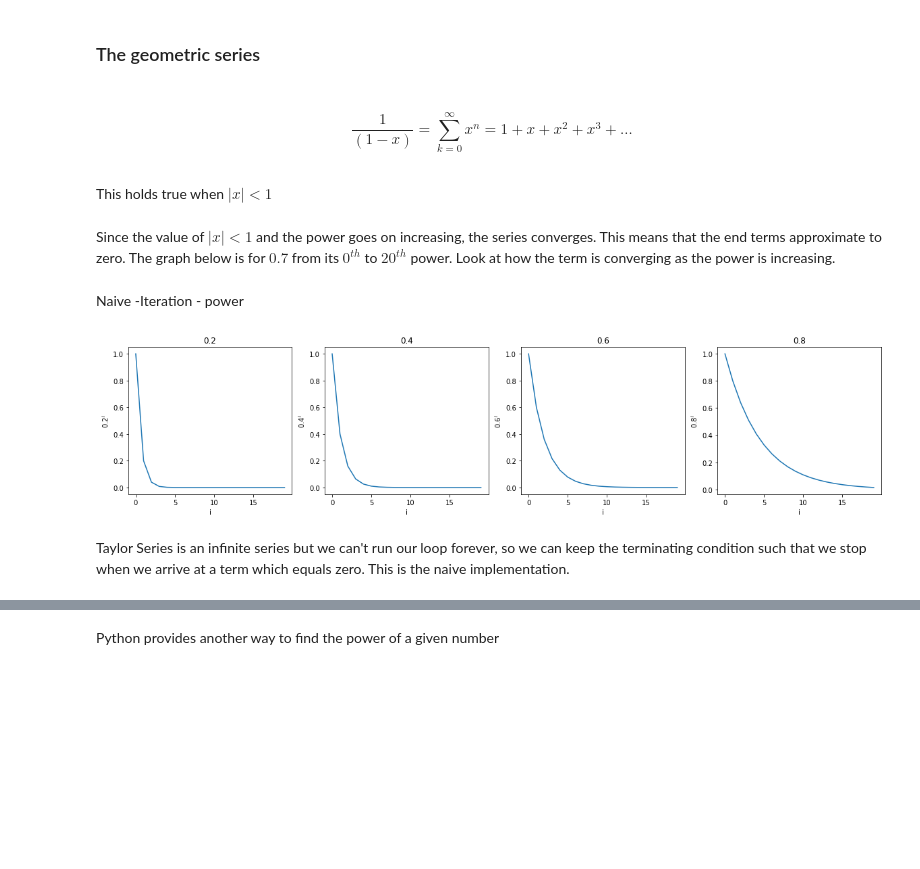
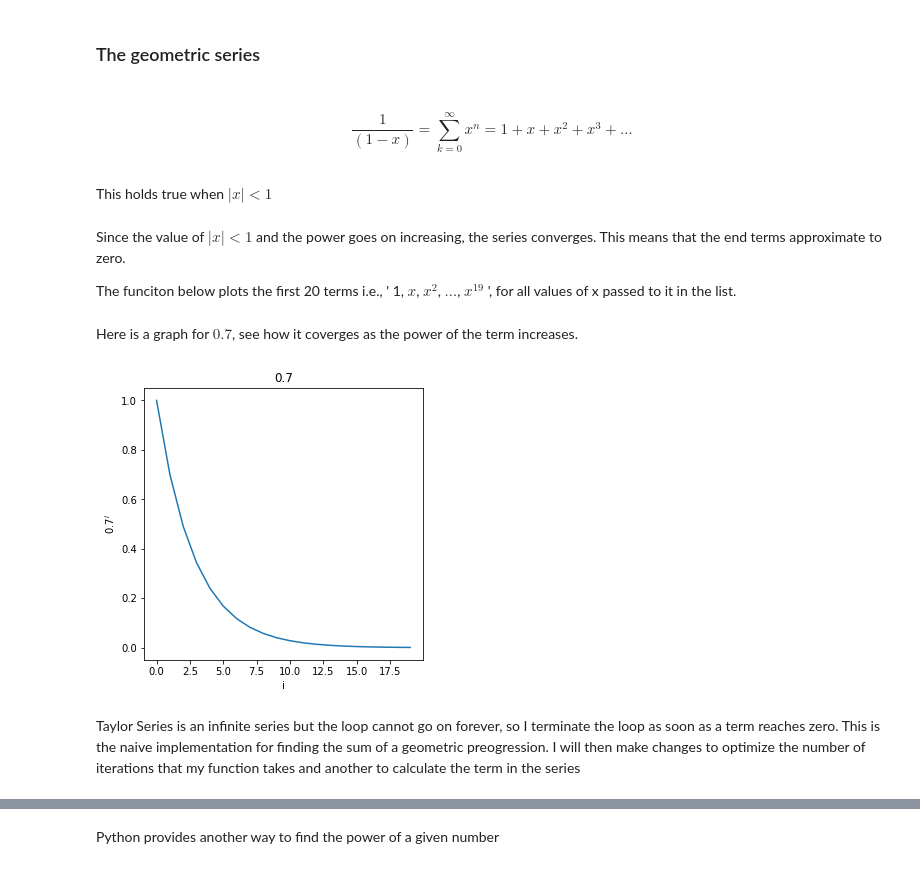
Before and after one commit to ShwetaBarge/PythonForDataScience, a Jupyter notebook: Taylor Series.ipynb, the cells around one changed output, grey strips where cells are left out. Saved outputs shown, nothing was run; the diff lists cells and outputs as text; code cells hidden in the pictures; blank space fills up the shorter version.

```diff
--- a/Taylor Series.ipynb
+++ b/Taylor Series.ipynb
@@ -115,28 +116,42 @@ def gp(x) :
 <br>$$\frac{1}{(1-x)} = \sum_{k=0}^{\infty} x^n = 1 + x + x^2 + x^3 + \dots$$
 <br>This holds true when $|x| < 1$
 # %% [markdown]
-Since the value of $|x| < 1$ and the power goes on increasing, the series converges. This means that the end terms approximate to zero. The graph below is for $0.7$ from its $0^{th}$ to $20^{th}$ power. Look at how the term is converging as the power is increasing.
+Since the value of $|x| < 1$ and the power goes on increasing, the series converges. This means that the end terms approximate to zero.
+<p>The funciton below plots the first 20 terms i.e., ' 1, $x$, $x^2$, $\dots$, $x^{19}$ ', for all values of x passed to it in the list.
-# %% [markdown]
-Naive -Iteration - power
 # %%
-axp = [0.2, 0.4, 0.6, 0.8]
-l = []
-exl = []
-for x in axp :
-    sl = []
-    esl = []
-    for i in range(0,20) :
-        sl.append(math.pow(x,i))
-    l.append(sl)
+'''This function plots the terms from 0th to 20th power$'''
+def plot_term(terms) :
+    l = []
+    for x in terms :
+        sl = []
+        for i in range(0,20) :
+            sl.append(x**i)
+        l.append(sl)
 
-fig, ax = plt.subplots(1, len(l), figsize = (20, 4))
-for i in range(0, len(l)) :
-   # print(";ldfv == " , l[i])
-    ax[i].plot(l[i]);
-    ax[i].set_title(axp[i]);
-    ax[i].set_ylabel(str(axp[i])+'$^i$');
-    ax[i].set_xlabel('i');
+
+    if len(l) == 1 :
+        fig, ax = plt.subplots(1,1, figsize = (5,5))
+        ax.plot(l[0]);
+        ax.set_title(terms[0]);
+        ax.set_ylabel(str(terms[0])+"$^i$");
+        ax.set_xlabel('i');
+    else:
+        fig, ax = plt.subplots(1, len(l), figsize = (20,4))
+
+        for i in range(0,len(l)) :
+            ax[i].plot(l[i]);
+            ax[i].set_title(terms[i]);
+            ax[i].set_ylabel(str(terms[i])+"$^i$");
+            ax[i].set_xlabel('i');
+            ax[i].text(5, l[i][5]+0.05, round(l[i][5],3), color = 'red')
+            #  ax.text(i, tup1[1]-0.6, tup1[1], color = 'red')
+#         ax.text(i, tup2[1]+0.4, tup2[1], color = 'purple')
-# %% [output]
-[figure, removed]
-# %% [markdown]
-Taylor Series is an infinite series but we can't run our loop forever, so we can keep the terminating condition such that we stop when we arrive at a term which equals zero. This is the naive implementation.
+# %% [markdown]
+Here is a graph for $0.7$, see how it coverges as the power of the term increases.
+# %%
+term = [0.7]
+plot_term(term)
+# %% [output]
+[figure, added]
+# %% [markdown]
+Taylor Series is an infinite series but the loop cannot go on forever, so I terminate the loop as soon as a term reaches zero. This is the naive implementation for finding the sum of a geometric preogression. I will then make changes to optimize the number of iterations that my function takes and another to calculate the term in the series
```
Also changed, not shown: parts of 160 cells of this notebook.
